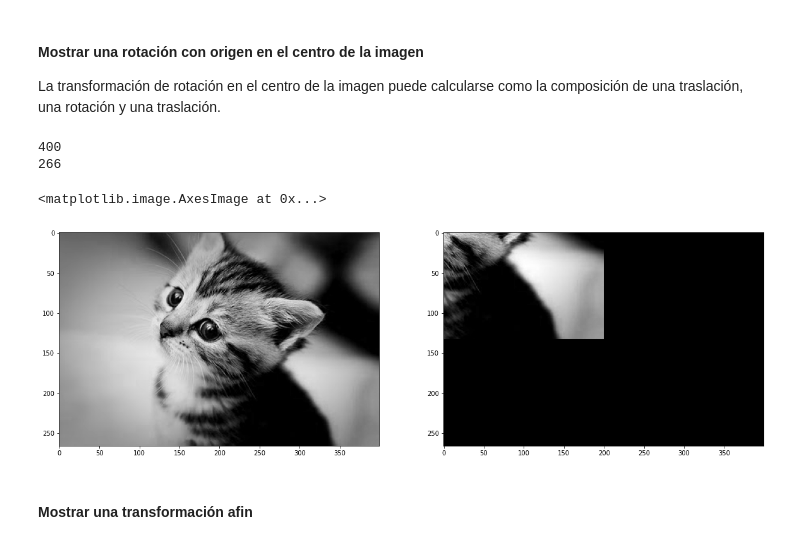
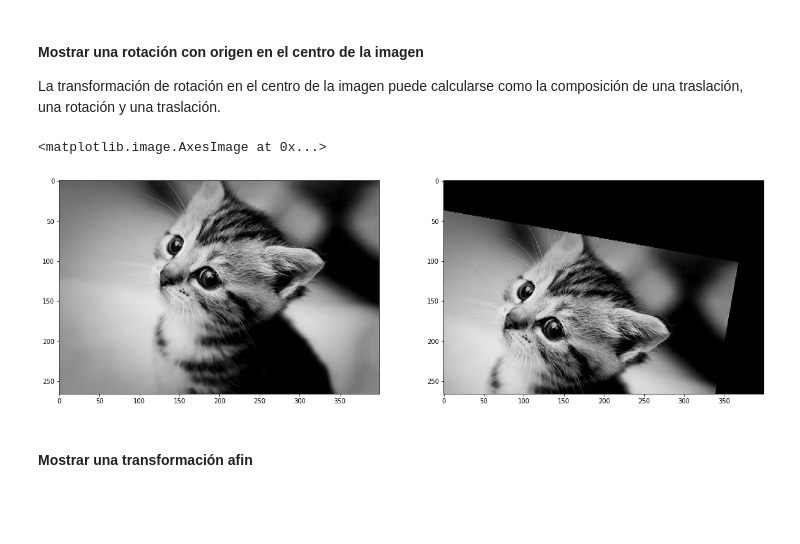
Before and after one commit to victoriatournier/timag, a Jupyter notebook: timag_2023_entregable_2/timag-2023-entregable2.ipynb, the cells around one changed output. Saved outputs shown, nothing was run; the diff lists cells and outputs as text; code cells hidden in the pictures; blank space fills up the shorter version.

```diff
--- a/timag_2023_entregable_2/timag-2023-entregable2.ipynb
+++ b/timag_2023_entregable_2/timag-2023-entregable2.ipynb
@@ -147,12 +147,12 @@ def transformar(I, T, tipo_interpolacion='vecino', color_de_fondo=0):
 
     # Crear imagen de salida I_transformada
     I_transformada = np.zeros_like(I)
-
+    T_inv=np.linalg.inv(T)
     # Iterar sobre cada píxel de la imagen de salida I_transformada
     for x in range(ancho):
         for y in range(altura):
             # Aplicar inversa de la transformación T al píxel (x, y)
-            p_transformado = np.linalg.inv(T) @ np.array([x, y, 1])
+            p_transformado = T_inv@ np.array([x, y, 1])
             if tipo_interpolacion == 'vecino':
                 valor_interpolado = vecino(I, p_transformado, color_de_fondo)
             elif  tipo_interpolacion == 'bilineal':
@@ -232,28 +232,39 @@ La transformación de rotación en el centro de la imagen puede calcularse como
 # %%
 # Muestre las matrices correspondientes a las tres transformaciones
 alto, ancho=np.shape(I)
 centro_x = ancho / 2
 centro_y = alto / 2
-
-T = np.array([
+angulo=10
+T1 = np.array([
     [1, 0, -centro_x],
     [0, 1, -centro_y],
     [0, 0, 1]
 ])
 
-I_bilineal=transformar(I, T, tipo_interpolacion='bilineal', color_de_fondo=0)
+matriz_rotacion = np.array([[np.cos(np.deg2rad(angulo)), -np.sin(np.deg2rad(angulo)),0],
+                            [np.sin(np.deg2rad(angulo)), np.cos(np.deg2rad(angulo)),0],
+                            [0,0,1]])
+
+T2 = np.array([
+    [1, 0, centro_x],
+    [0, 1, centro_y],
+    [0, 0, 1]
+])
+
+H=T1@matriz_rotacion@T2
+
+
+I_bilineal=transformar(I, H, tipo_interpolacion='bilineal', color_de_fondo=0)
 fig, axs = plt.subplots(1,2,figsize=(20,20))
 axs[0].imshow(I,cmap="gray")
 axs[1].imshow(I_bilineal,cmap="gray")
 # Calcule la matriz de rotación en el centro como la composición de las tres transformaciones anteriores
 
 
 
 # Aplique la transformación y muestre el resultado
 # %% [output]
-400
-266
+<matplotlib.image.AxesImage at 0x...>
-<matplotlib.image.AxesImage at 0x...>
-[figure, old version]
+[figure, new version]
 # %% [markdown]
 #### Mostrar una transformación afin
```
Also changed, not shown: parts of 10 cells of this notebook.
